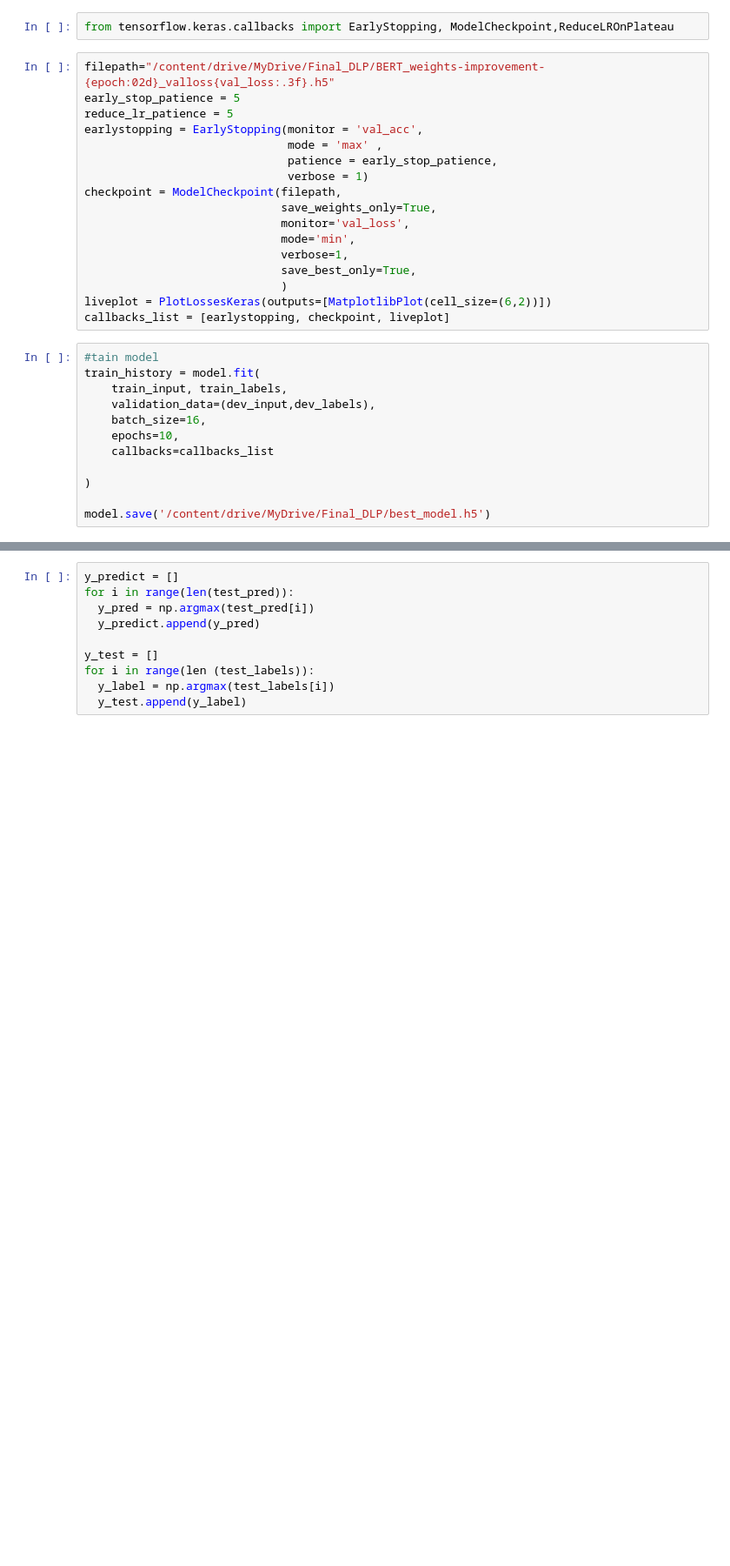
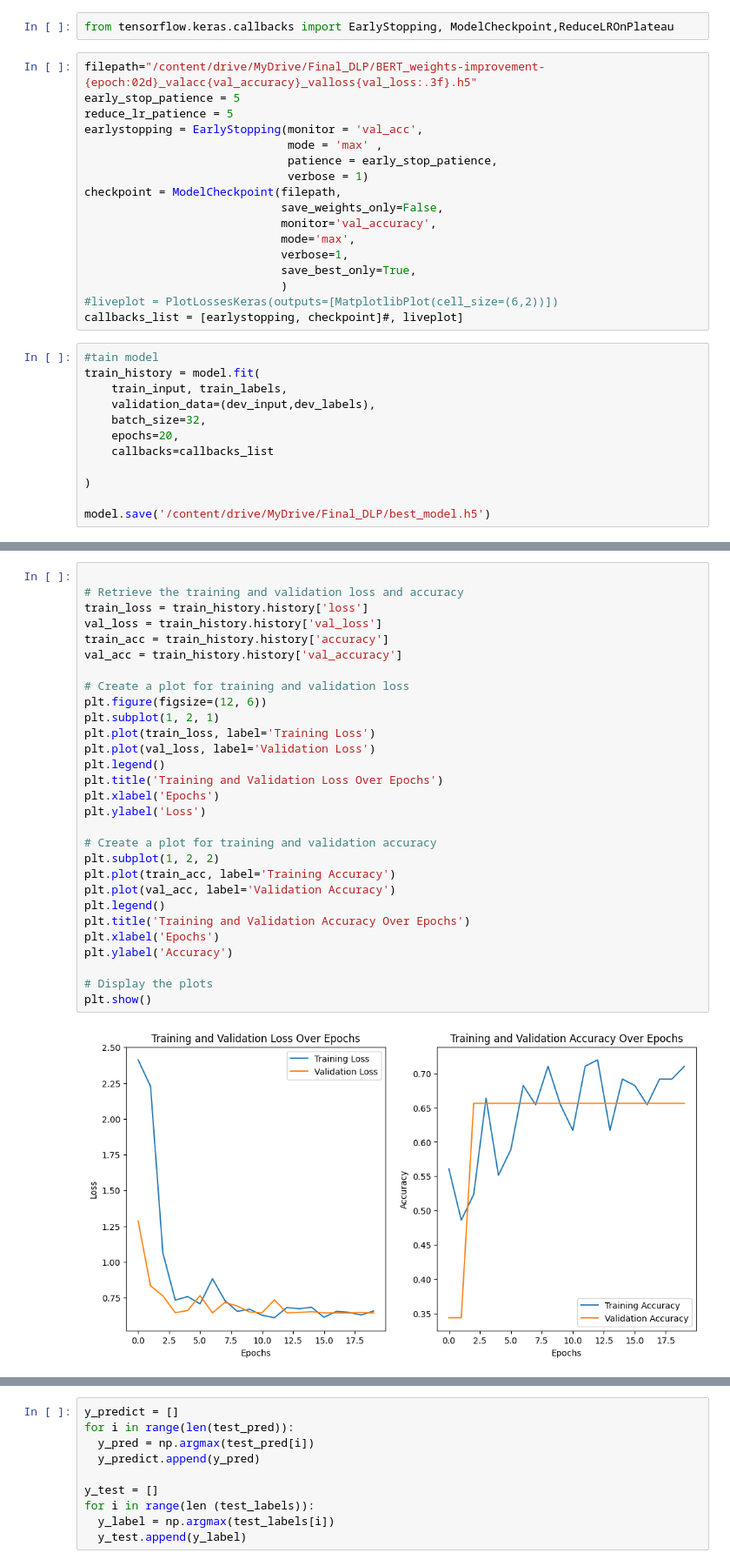
Before and after one commit to pongsapaks/Detection-depression, a Jupyter notebook: BERT_detecting_depression.ipynb, the cells around one changed output, grey strips where cells are left out. Shown at 87% size. Drawn from its saved outputs; the diff is of its cells as text; blank space fills up the shorter version.

```diff
--- a/BERT_detecting_depression.ipynb
+++ b/BERT_detecting_depression.ipynb
@@ -614,7 +482,7 @@ from livelossplot.outputs import MatplotlibPlot
 # %%
 from tensorflow.keras.callbacks import EarlyStopping, ModelCheckpoint,ReduceLROnPlateau
 # %%
-filepath="/content/drive/MyDrive/Final_DLP/BERT_weights-improvement-{epoch:02d}_valloss{val_loss:.3f}.h5"
+filepath="/content/drive/MyDrive/Final_DLP/BERT_weights-improvement-{epoch:02d}_valacc{val_accuracy}_valloss{val_loss:.3f}.h5"
 early_stop_patience = 5
 reduce_lr_patience = 5
 earlystopping = EarlyStopping(monitor = 'val_acc',
@@ -622,21 +490,21 @@ earlystopping = EarlyStopping(monitor = 'val_acc',
                               patience = early_stop_patience,
                               verbose = 1)
 checkpoint = ModelCheckpoint(filepath,
-                             save_weights_only=True,
-                             monitor='val_loss',
-                             mode='min',
+                             save_weights_only=False,
+                             monitor='val_accuracy',
+                             mode='max',
                              verbose=1,
                              save_best_only=True,
                              )
-liveplot = PlotLossesKeras(outputs=[MatplotlibPlot(cell_size=(6,2))])
-callbacks_list = [earlystopping, checkpoint, liveplot]
+#liveplot = PlotLossesKeras(outputs=[MatplotlibPlot(cell_size=(6,2))])
+callbacks_list = [earlystopping, checkpoint]#, liveplot]
 # %%
 #tain model
 train_history = model.fit(
     train_input, train_labels,
     validation_data=(dev_input,dev_labels),
-    batch_size=16,
-    epochs=10,
+    batch_size=32,
+    epochs=20,
     callbacks=callbacks_list
 
 )
@@ -647,0 +536,31 @@ model.save('/content/drive/MyDrive/Final_DLP/best_model.h5')
+# %%
+
+# Retrieve the training and validation loss and accuracy
+train_loss = train_history.history['loss']
+val_loss = train_history.history['val_loss']
+train_acc = train_history.history['accuracy']
+val_acc = train_history.history['val_accuracy']
+
+# Create a plot for training and validation loss
+plt.figure(figsize=(12, 6))
+plt.subplot(1, 2, 1)
+plt.plot(train_loss, label='Training Loss')
+plt.plot(val_loss, label='Validation Loss')
+plt.legend()
+plt.title('Training and Validation Loss Over Epochs')
+plt.xlabel('Epochs')
+plt.ylabel('Loss')
+
+# Create a plot for training and validation accuracy
+plt.subplot(1, 2, 2)
+plt.plot(train_acc, label='Training Accuracy')
+plt.plot(val_acc, label='Validation Accuracy')
+plt.legend()
+plt.title('Training and Validation Accuracy Over Epochs')
+plt.xlabel('Epochs')
+plt.ylabel('Accuracy')
+
+# Display the plots
+plt.show()
+# %% [output]
+[figure, added]
```
Also changed, not shown: parts of 41 cells of this notebook.
